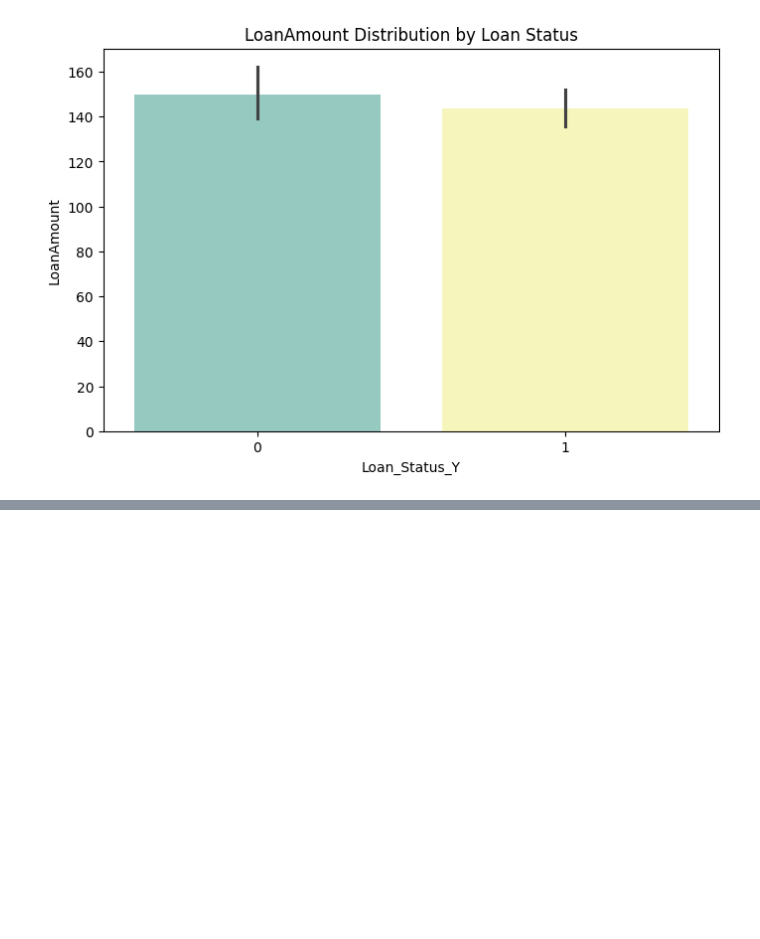
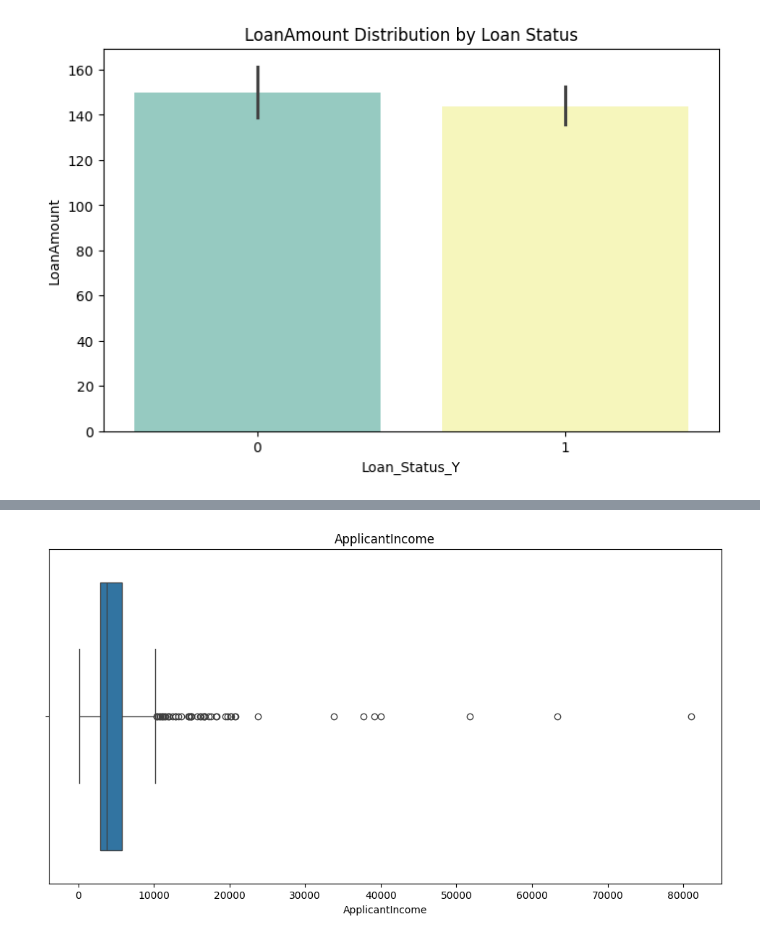
Before and after one commit to Tobiemma/ml_loan_classification, a Jupyter notebook: jupyter/loan_eda.ipynb, the cells around one changed output, grey strips where cells are left out. Cells and saved outputs as stored; diff of their text form; code cells hidden in the pictures; blank space fills up the shorter version.

```diff
--- a/jupyter/loan_eda.ipynb
+++ b/jupyter/loan_eda.ipynb
@@ -167,0 +257,7 @@ plt.show()
+# %%
+plt.figure(figsize=(12,6))
+sns.boxplot(data = df_clean, x='ApplicantIncome')
+plt.title("ApplicantIncome")
+plt.show()
+# %% [output]
+[figure, added]
```
Also changed, not shown: parts of 28 cells of this notebook.
